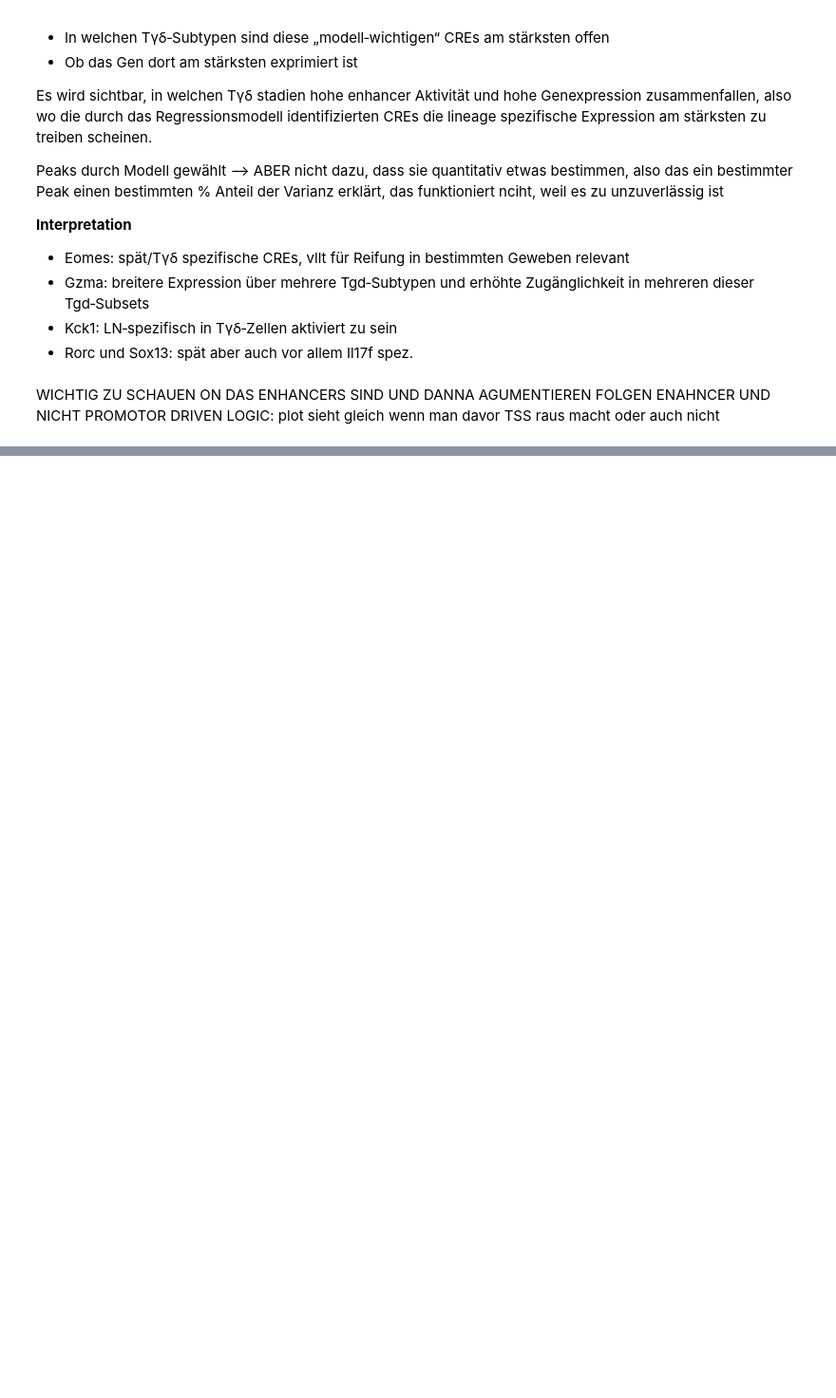
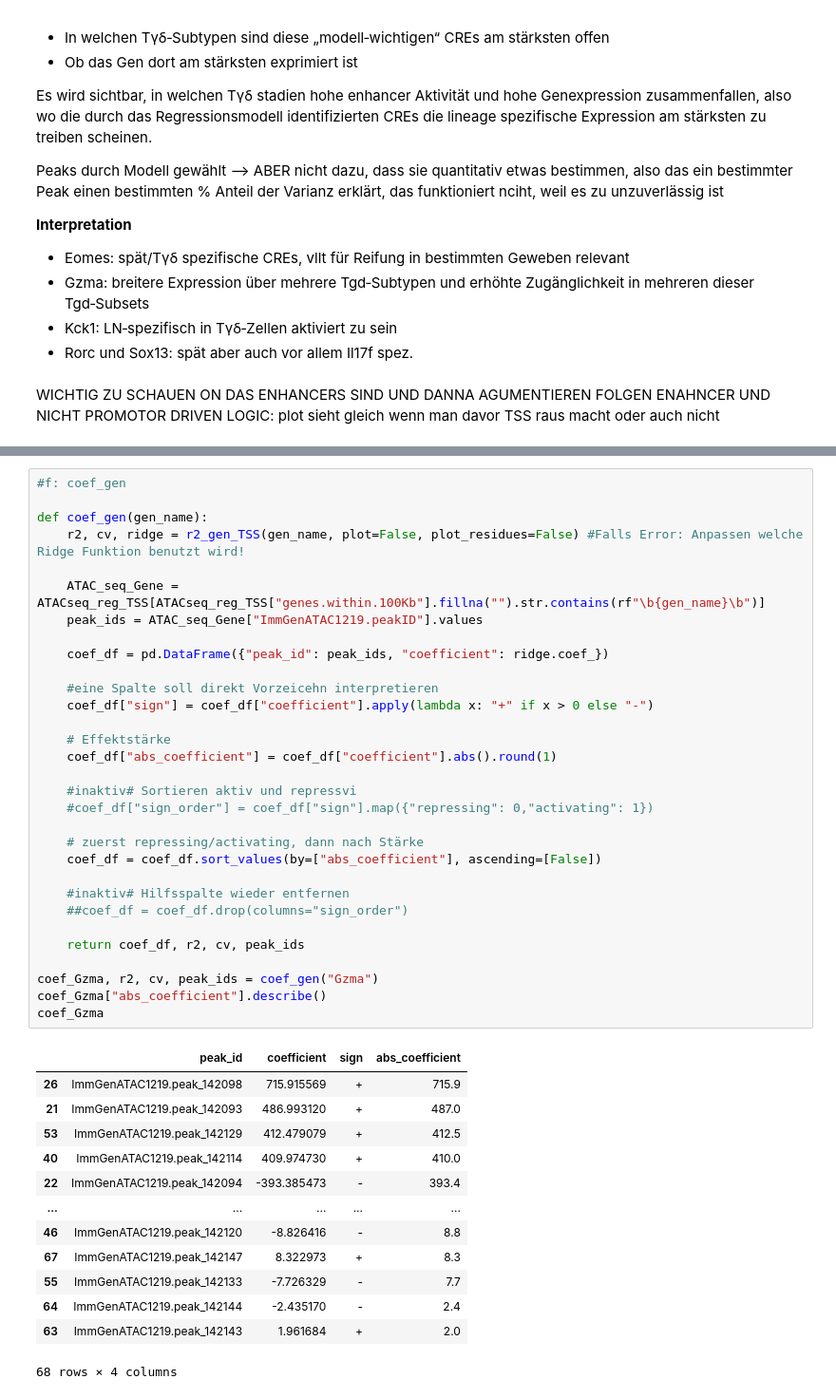
Before and after one commit to datascience-mobi-2026/topic04_team03, a Jupyter notebook: jupyter_rosa_3.ipynb, the cells around one changed output, grey strips where cells are left out. Shown at 95% size. Drawn from its saved outputs; the diff is of its cells as text; blank space fills up the shorter version.

```diff
--- a/jupyter_rosa_3.ipynb
+++ b/jupyter_rosa_3.ipynb
@@ -735,0 +886,45 @@ plt.savefig('plots for poster/Regression', dpi=300)
+# %%
+#f: coef_gen
+
+def coef_gen(gen_name):
+    r2, cv, ridge = r2_gen_TSS(gen_name, plot=False, plot_residues=False) #Falls Error: Anpassen welche Ridge Funktion benutzt wird!
+
+    ATAC_seq_Gene = ATACseq_reg_TSS[ATACseq_reg_TSS["genes.within.100Kb"].fillna("").str.contains(rf"\b{gen_name}\b")]
+    peak_ids = ATAC_seq_Gene["ImmGenATAC1219.peakID"].values
+
+    coef_df = pd.DataFrame({"peak_id": peak_ids, "coefficient": ridge.coef_})
+
+    #eine Spalte soll direkt Vorzeicehn interpretieren
+    coef_df["sign"] = coef_df["coefficient"].apply(lambda x: "+" if x > 0 else "-")
+
+    # Effektstärke
+    coef_df["abs_coefficient"] = coef_df["coefficient"].abs().round(1)
+
+    #inaktiv# Sortieren aktiv und repressvi
+    #coef_df["sign_order"] = coef_df["sign"].map({"repressing": 0,"activating": 1})
+
+    # zuerst repressing/activating, dann nach Stärke
+    coef_df = coef_df.sort_values(by=["abs_coefficient"], ascending=[False])
+
+    #inaktiv# Hilfsspalte wieder entfernen
+    ##coef_df = coef_df.drop(columns="sign_order")
+
+    return coef_df, r2, cv, peak_ids
+
+coef_Gzma, r2, cv, peak_ids = coef_gen("Gzma")
+coef_Gzma["abs_coefficient"].describe()
+coef_Gzma
+# %% [output]
+|  | peak_id | coefficient | sign | abs_coefficient |
+| 26 | ImmGenATAC1219.peak_142098 | 715.915569 | + | 715.9 |
+| 21 | ImmGenATAC1219.peak_142093 | 486.993120 | + | 487.0 |
+| 53 | ImmGenATAC1219.peak_142129 | 412.479079 | + | 412.5 |
+| 40 | ImmGenATAC1219.peak_142114 | 409.974730 | + | 410.0 |
+| 22 | ImmGenATAC1219.peak_142094 | -393.385473 | - | 393.4 |
+| ... | ... | ... | ... | ... |
+| 46 | ImmGenATAC1219.peak_142120 | -8.826416 | - | 8.8 |
+| 67 | ImmGenATAC1219.peak_142147 | 8.322973 | + | 8.3 |
+| 55 | ImmGenATAC1219.peak_142133 | -7.726329 | - | 7.7 |
+| 64 | ImmGenATAC1219.peak_142144 | -2.435170 | - | 2.4 |
+| 63 | ImmGenATAC1219.peak_142143 | 1.961684 | + | 2.0 |
+68 rows × 4 columns
```
Also changed, not shown: parts of 16 cells of this notebook.
